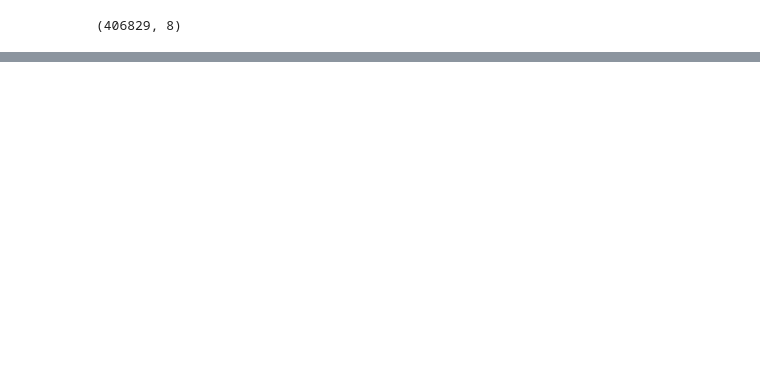
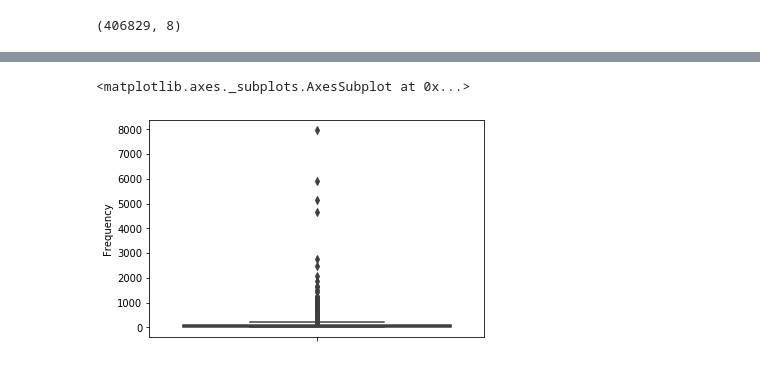
Before and after one commit to aamir7shahab/K-Mean, a Jupyter notebook: K Mean Clustering.ipynb, the cells around one changed output, grey strips where cells are left out. Saved outputs shown, nothing was run; the diff lists cells and outputs as text; code cells hidden in the pictures; blank space fills up the shorter version.

```diff
--- a/K Mean Clustering.ipynb
+++ b/K Mean Clustering.ipynb
@@ -77,0 +256,5 @@ retail_df.shape
+# %%
+sns.boxplot(data=grouped_df, y ='Frequency')
+# %% [output]
+<matplotlib.axes._subplots.AxesSubplot at 0x...>
+[figure, added]
```
Also changed, not shown: parts of 41 cells of this notebook.
